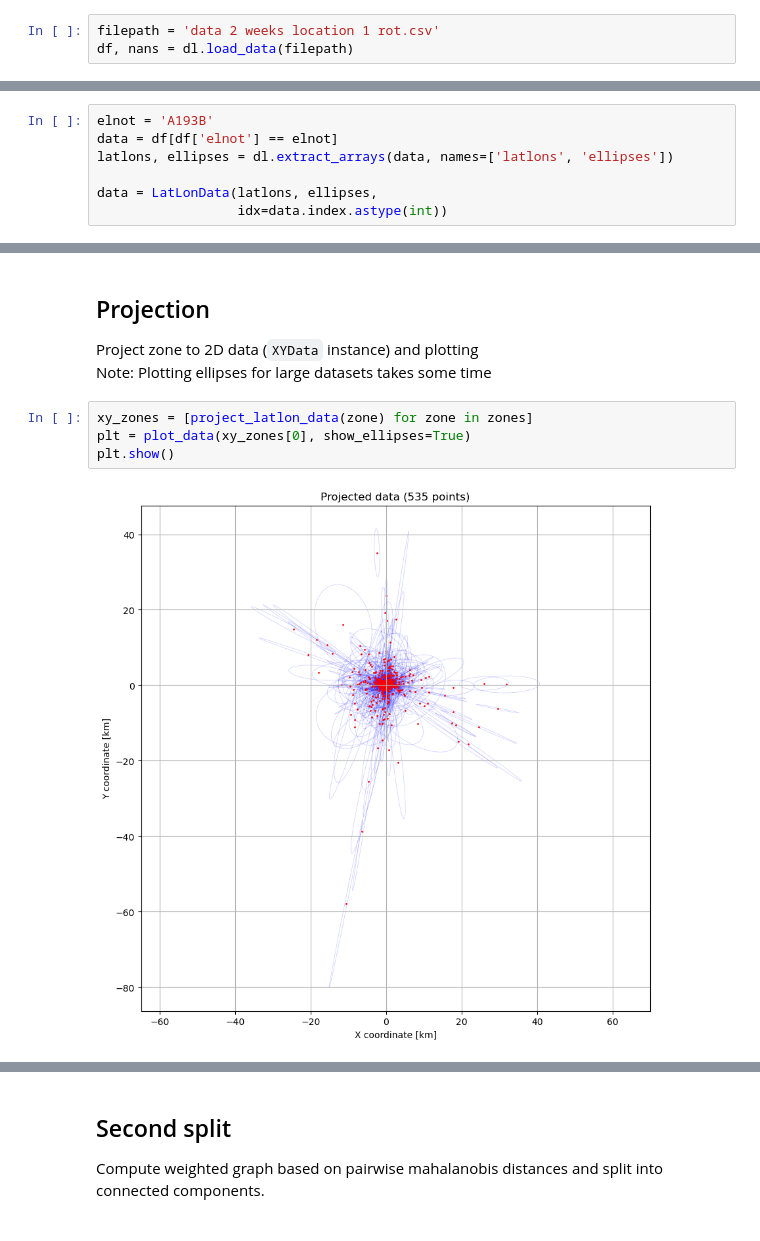
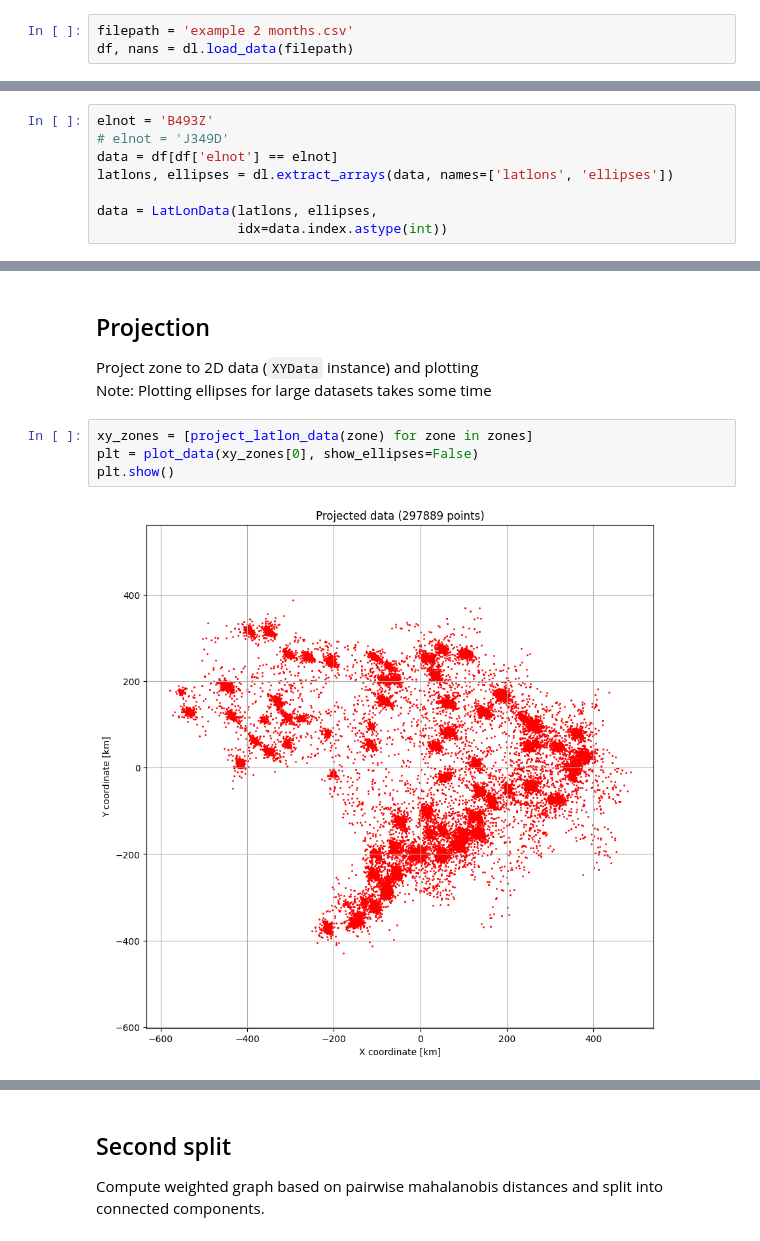
Before and after one commit to Sp0utn1k/ElRed, a Jupyter notebook: Untitled.ipynb, the cells around one changed output, grey strips where cells are left out. Saved outputs shown, nothing was run; the diff lists cells and outputs as text.

```diff
--- a/Untitled.ipynb
+++ b/Untitled.ipynb
@@ -13,7 +11,7 @@ import networkx as nx
 # %% [markdown]
 ## Load data
 # %%
-filepath = 'data 2 weeks location 1 rot.csv'
+filepath = 'example 2 months.csv'
 df, nans = dl.load_data(filepath)
 # %%
 # Create dict of ElNots + counts, sorted in descending order
@@ -28,7 +26,8 @@ print(elnots)
 # %% [markdown]
 ### Load elnot subset as `LatLonData` instance
 # %%
-elnot = 'A193B'
+elnot = 'B493Z'
+# elnot = 'J349D'
 data = df[df['elnot'] == elnot]
 latlons, ellipses = dl.extract_arrays(data, names=['latlons', 'ellipses'])
 
@@ -76,7 +83,7 @@ Project zone to 2D data (`XYData` instance) and plotting\
 Note: Plotting ellipses for large datasets takes some time
 # %%
 xy_zones = [project_latlon_data(zone) for zone in zones]
-plt = plot_data(xy_zones[0], show_ellipses=True)
+plt = plot_data(xy_zones[0], show_ellipses=False)
 plt.show()
 # %% [output]
-[figure, old version]
+[figure, new version]
```
Also changed, not shown: parts of 18 cells of this notebook, 8 other files.
